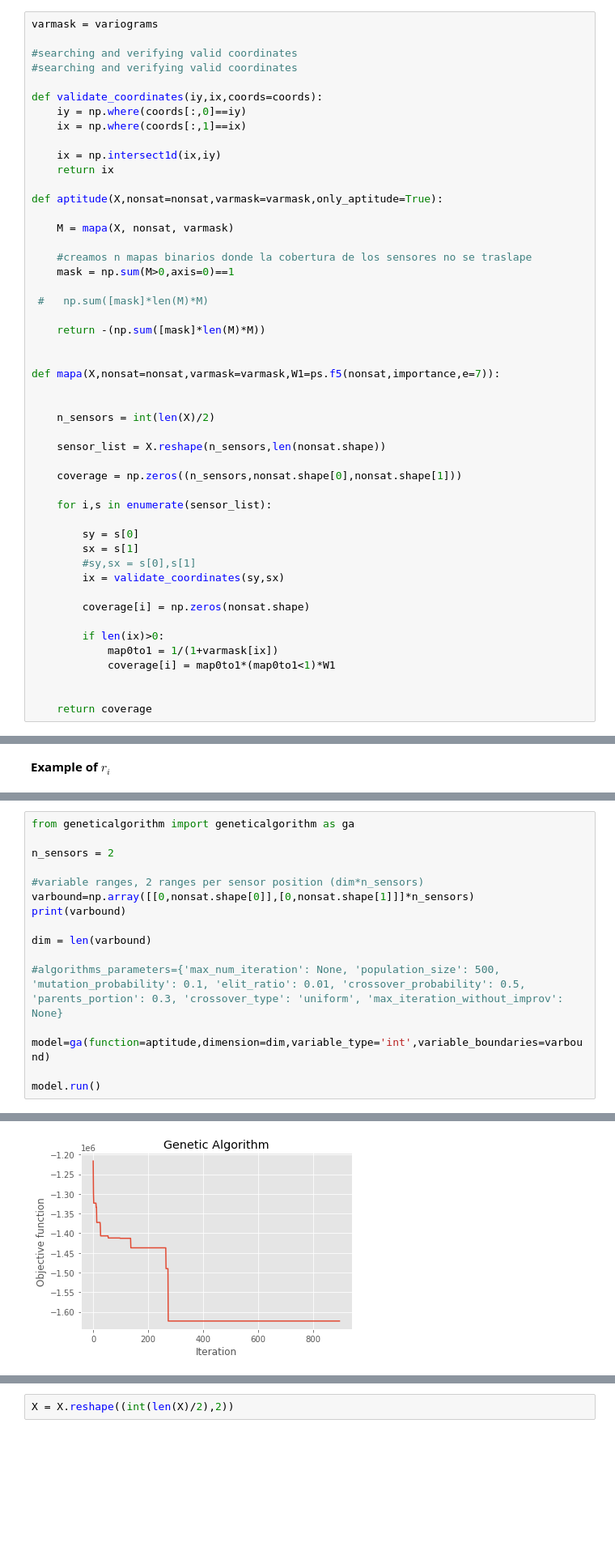
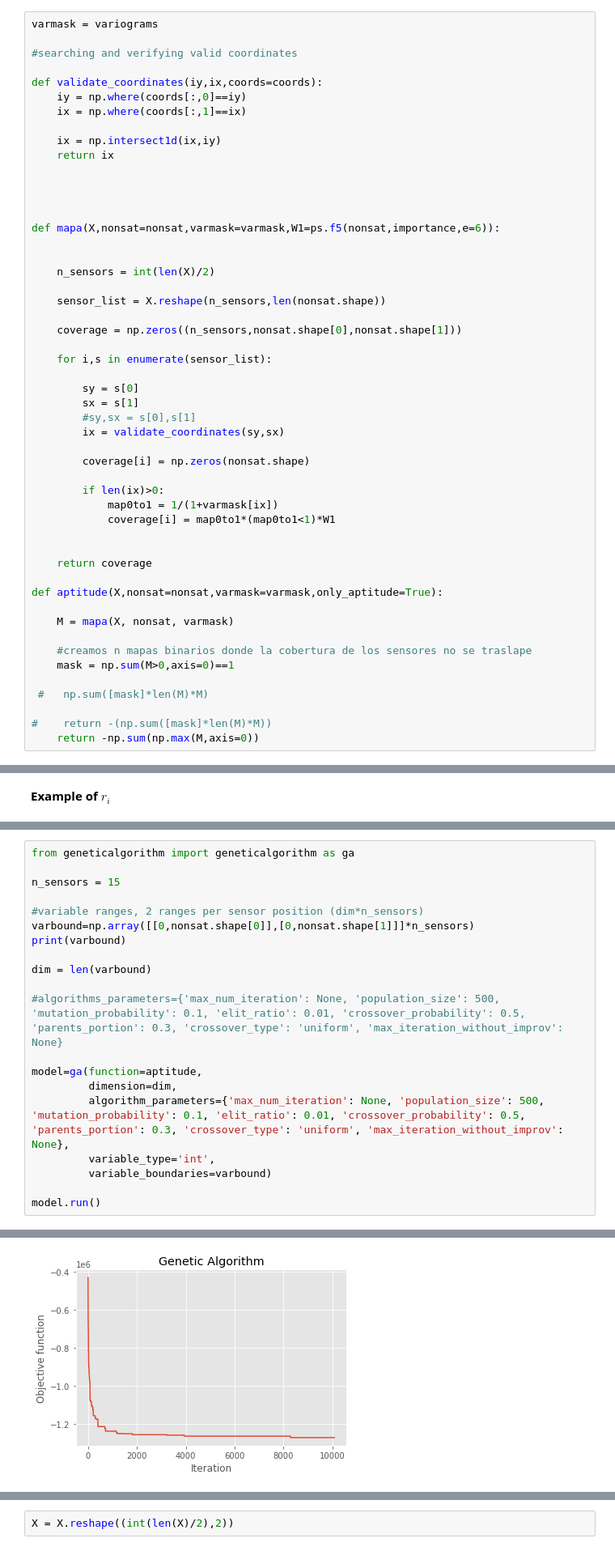
Before and after one commit to rdglpz/optimal_light_sensor_location, a Jupyter notebook: proof of concept.ipynb, the cells around one changed output, grey strips where cells are left out. Shown at 81% size. Drawn from its saved outputs; the diff is of its cells as text; blank space fills up the shorter version.

```diff
--- a/proof of concept.ipynb
+++ b/proof of concept.ipynb
@@ -58,7 +48,6 @@ variograms = variogram_set.reshape(len(variogram_set),nonsat.shape[0],nonsat.sha
 # %%
 varmask = variograms
 
-#searching and verifying valid coordinates
 #searching and verifying valid coordinates
 
 def validate_coordinates(iy,ix,coords=coords):
@@ -68,19 +57,10 @@ def validate_coordinates(iy,ix,coords=coords):
     ix = np.intersect1d(ix,iy)
     return ix
 
-def aptitude(X,nonsat=nonsat,varmask=varmask,only_aptitude=True):
-
-    M = mapa(X, nonsat, varmask)
-
-    #creamos n mapas binarios donde la cobertura de los sensores no se traslape
-    mask = np.sum(M>0,axis=0)==1
-
- #   np.sum([mask]*len(M)*M)
-
-    return -(np.sum([mask]*len(M)*M))
 
 
-def mapa(X,nonsat=nonsat,varmask=varmask,W1=ps.f5(nonsat,importance,e=7)):
+
+def mapa(X,nonsat=nonsat,varmask=varmask,W1=ps.f5(nonsat,importance,e=6)):
 
 
     n_sensors = int(len(X)/2)
@@ -104,5 +84,17 @@ def mapa(X,nonsat=nonsat,varmask=varmask,W1=ps.f5(nonsat,importance,e=7)):
 
 
     return coverage
+
+def aptitude(X,nonsat=nonsat,varmask=varmask,only_aptitude=True):
+
+    M = mapa(X, nonsat, varmask)
+
+    #creamos n mapas binarios donde la cobertura de los sensores no se traslape
+    mask = np.sum(M>0,axis=0)==1
+
+ #   np.sum([mask]*len(M)*M)
+
+#    return -(np.sum([mask]*len(M)*M))
+    return -np.sum(np.max(M,axis=0))
 # %% [output]
  W = i*a^(p)
@@ -213,7 +225,7 @@ $$i' \in \{0,1,\dots,p-1\}$$
 # %%
 from geneticalgorithm import geneticalgorithm as ga
 
-n_sensors = 2
+n_sensors = 15
 
 #variable ranges, 2 ranges per sensor position (dim*n_sensors)
 varbound=np.array([[0,nonsat.shape[0]],[0,nonsat.shape[1]]]*n_sensors)
@@ -223,7 +235,11 @@ dim = len(varbound)
 
 #algorithms_parameters={'max_num_iteration': None, 'population_size': 500, 'mutation_probability': 0.1, 'elit_ratio': 0.01, 'crossover_probability': 0.5, 'parents_portion': 0.3, 'crossover_type': 'uniform', 'max_iteration_without_improv': None}
 
-model=ga(function=aptitude,dimension=dim,variable_type='int',variable_boundaries=varbound)
+model=ga(function=aptitude,
+         dimension=dim,
+         algorithm_parameters={'max_num_iteration': None, 'population_size': 500, 'mutation_probability': 0.1, 'elit_ratio': 0.01, 'crossover_probability': 0.5, 'parents_portion': 0.3, 'crossover_type': 'uniform', 'max_iteration_without_improv': None},
+         variable_type='int',
+         variable_boundaries=varbound)
 
 model.run()
 # %% [output]
@@ -239 +263 @@ model.run()
-[figure, old version]
+[figure, new version]
```
Also changed, not shown: parts of 34 cells of this notebook, 3 other files.
